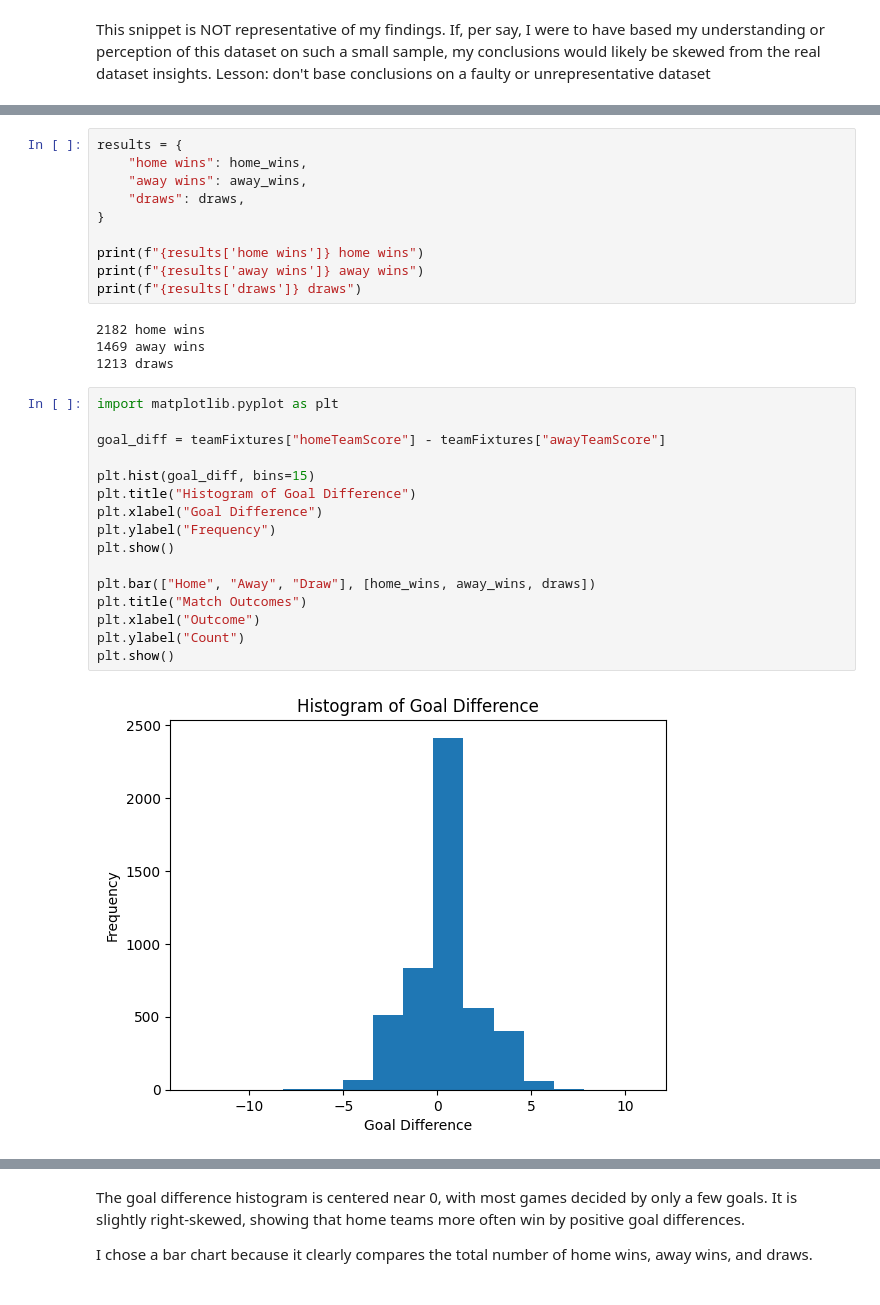
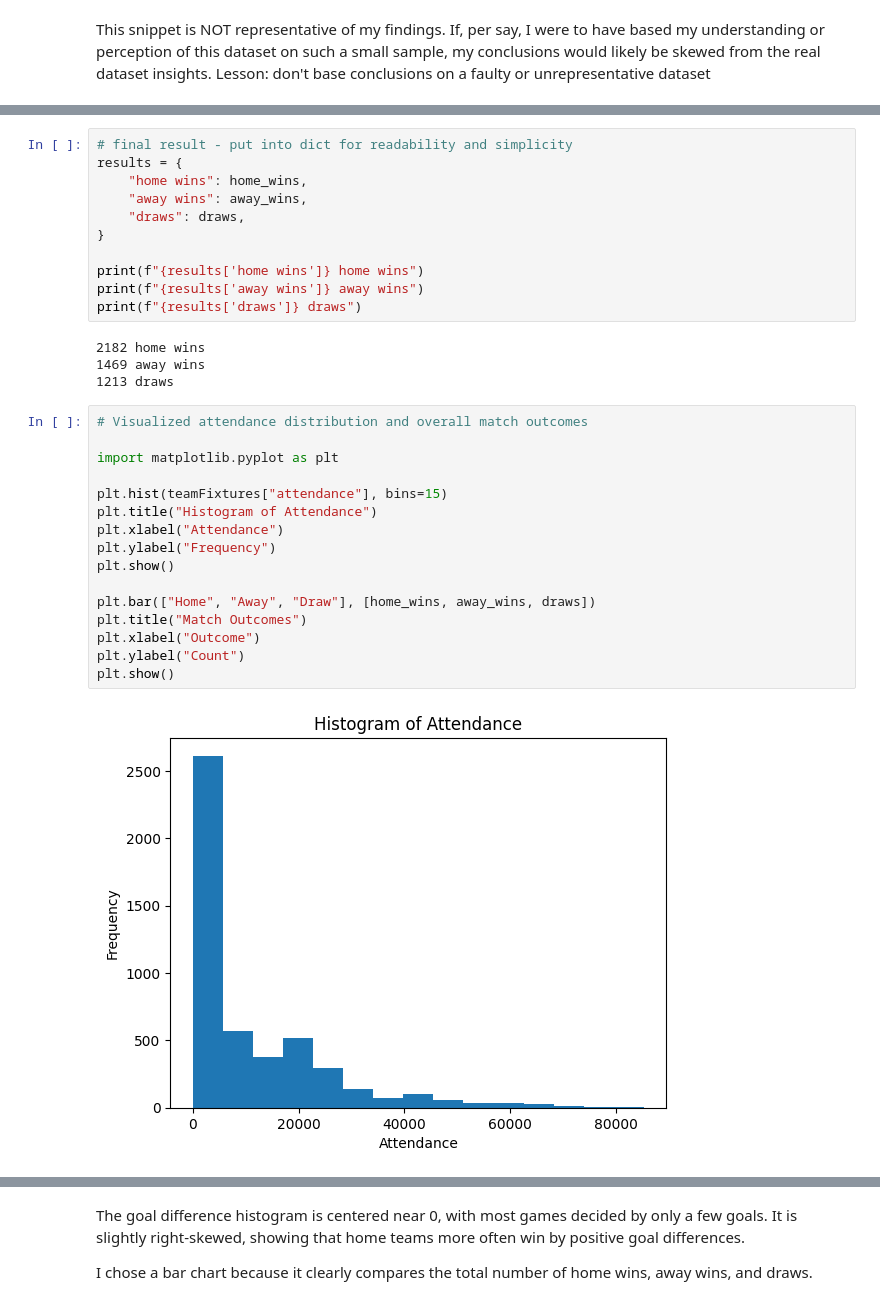
Before and after one commit to keanharrison1/final_presentation, a Jupyter notebook: notebook.ipynb, the cells around one changed output, grey strips where cells are left out. Cells and saved outputs as stored; diff of their text form.

```diff
--- a/notebook.ipynb
+++ b/notebook.ipynb
@@ -80,6 +97,7 @@ print(away_win_games[0])
 2182
 True
 # %%
+# final result - put into dict for readability and simplicity
 results = {
     "home wins": home_wins,
     "away wins": away_wins,
@@ -94,23 +112,23 @@ print(f"{results['draws']} draws")
 1469 away wins
 1213 draws
 # %%
+# Visualized attendance distribution and overall match outcomes
+
 import matplotlib.pyplot as plt
 
-goal_diff = teamFixtures["homeTeamScore"] - teamFixtures["awayTeamScore"]
-
-plt.hist(goal_diff, bins=15)
-plt.title("Histogram of Goal Difference")
-plt.xlabel("Goal Difference")
+plt.hist(teamFixtures["attendance"], bins=15)
+plt.title("Histogram of Attendance")
+plt.xlabel("Attendance")
 plt.ylabel("Frequency")
 plt.show()
 
 plt.bar(["Home", "Away", "Draw"], [home_wins, away_wins, draws])
 plt.title("Match Outcomes")
 plt.xlabel("Outcome")
 plt.ylabel("Count")
 plt.show()
 # %% [output]
-[figure, old version]
+[figure, new version]
 [figure]
 # %% [markdown]
 The goal difference histogram is centered near 0, with most games decided by only a few goals. It is slightly right-skewed, showing that home teams more often win by positive goal differences.
```
Also changed, not shown: parts of 11 cells of this notebook.
